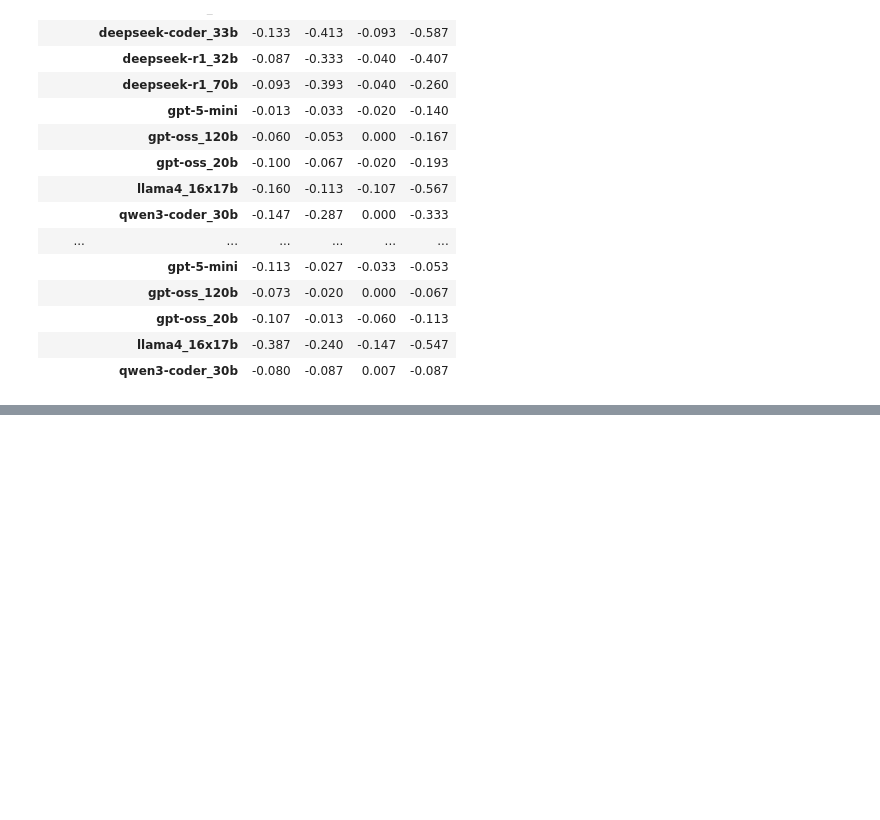
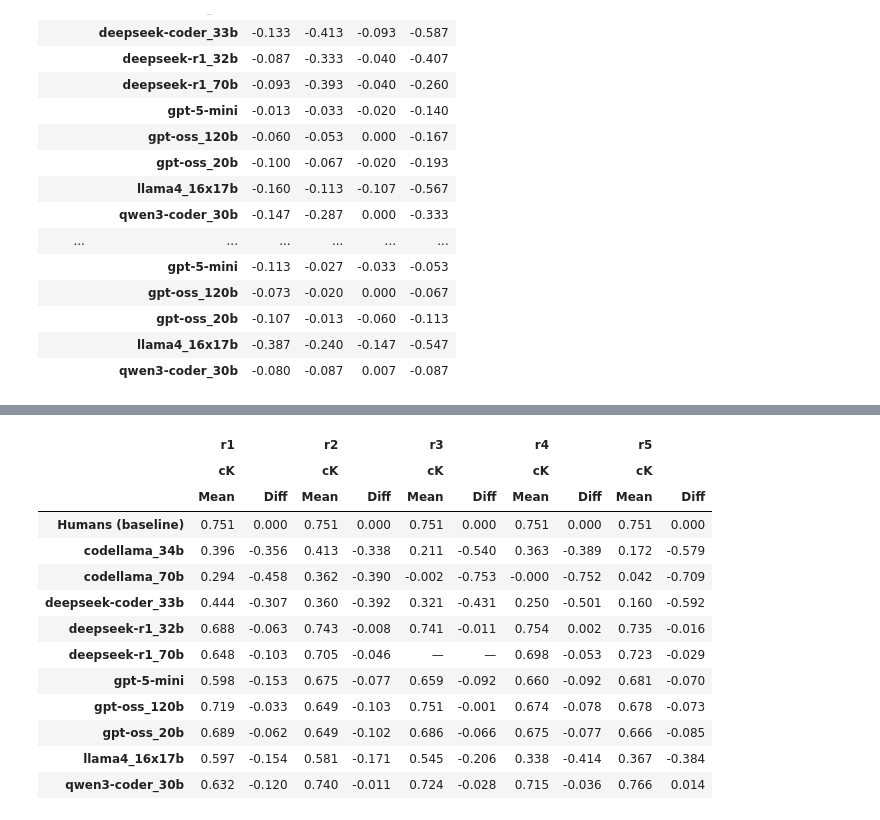
Before and after one commit to Maes95/llm-commit-classification, a Jupyter notebook: analysis/disagreement_analysis.ipynb, the cells around one changed output, grey strips where cells are left out. Drawn from its saved outputs; the diff is of its cells as text; code cells hidden in the pictures; blank space fills up the shorter version.

```diff
--- a/analysis/disagreement_analysis.ipynb
+++ b/analysis/disagreement_analysis.ipynb
@@ -1302,0 +1574,18 @@ AT_DIFF by label
+# %%
+ck_merged_df = combined_merged.loc[:, combined_merged.columns.get_level_values(1) == "cK"]
+ck_merged_df.style.apply(style_single_metric, metric="cK", axis=None).format("{:.3f}", na_rep="—")
+# %% [output]
+|  | r1 |  | r2 |  | r3 |  | r4 |  | r5 |  |
+|  | cK |  | cK |  | cK |  | cK |  | cK |  |
+|  | Mean | Diff | Mean | Diff | Mean | Diff | Mean | Diff | Mean | Diff |
+| Humans (baseline) | 0.751 | 0.000 | 0.751 | 0.000 | 0.751 | 0.000 | 0.751 | 0.000 | 0.751 | 0.000 |
+| codellama_34b | 0.396 | -0.356 | 0.413 | -0.338 | 0.211 | -0.540 | 0.363 | -0.389 | 0.172 | -0.579 |
+| codellama_70b | 0.294 | -0.458 | 0.362 | -0.390 | -0.002 | -0.753 | -0.000 | -0.752 | 0.042 | -0.709 |
+| deepseek-coder_33b | 0.444 | -0.307 | 0.360 | -0.392 | 0.321 | -0.431 | 0.250 | -0.501 | 0.160 | -0.592 |
+| deepseek-r1_32b | 0.688 | -0.063 | 0.743 | -0.008 | 0.741 | -0.011 | 0.754 | 0.002 | 0.735 | -0.016 |
+| deepseek-r1_70b | 0.648 | -0.103 | 0.705 | -0.046 | — | — | 0.698 | -0.053 | 0.723 | -0.029 |
+| gpt-5-mini | 0.598 | -0.153 | 0.675 | -0.077 | 0.659 | -0.092 | 0.660 | -0.092 | 0.681 | -0.070 |
+| gpt-oss_120b | 0.719 | -0.033 | 0.649 | -0.103 | 0.751 | -0.001 | 0.674 | -0.078 | 0.678 | -0.073 |
+| gpt-oss_20b | 0.689 | -0.062 | 0.649 | -0.102 | 0.686 | -0.066 | 0.675 | -0.077 | 0.666 | -0.085 |
+| llama4_16x17b | 0.597 | -0.154 | 0.581 | -0.171 | 0.545 | -0.206 | 0.338 | -0.414 | 0.367 | -0.384 |
+| qwen3-coder_30b | 0.632 | -0.120 | 0.740 | -0.011 | 0.724 | -0.028 | 0.715 | -0.036 | 0.766 | 0.014 |
```
Also changed, not shown: parts of 22 cells of this notebook.
